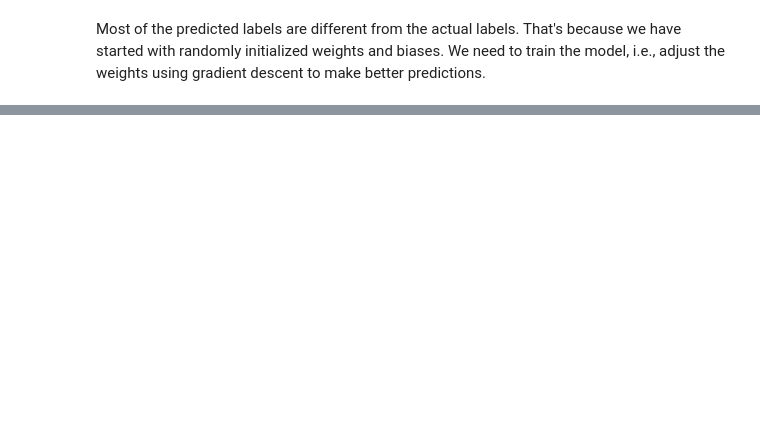
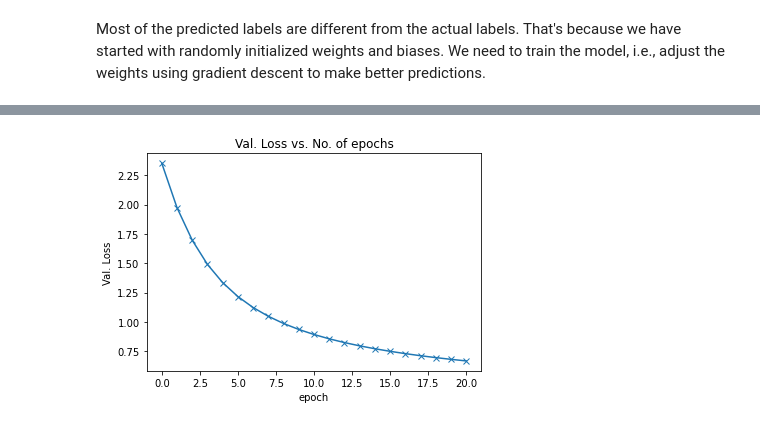
Before and after one commit to Saurav-Raghaw/Python, a Jupyter notebook: PyTorch_5.ipynb, the cells around one changed output, grey strips where cells are left out. Saved outputs shown, nothing was run; the diff lists cells and outputs as text; code cells hidden in the pictures; blank space fills up the shorter version.

```diff
--- a/PyTorch_5.ipynb
+++ b/PyTorch_5.ipynb
@@ -321,0 +528,15 @@ Most of the predicted labels are different from the actual labels. That's becaus
+# %%
+history = [result0] + history1
+val_loss = []
+for result in history:
+  if 'val_loss' in result:
+    val_loss.append(result['val_loss'])
+  else:
+    continue
+
+plt.plot(val_loss, '-x')
+plt.xlabel('epoch')
+plt.ylabel('Val. Loss')
+plt.title('Val. Loss vs. No. of epochs');
+# %% [output]
+[figure, added]
```
Also changed, not shown: parts of 33 cells of this notebook.
